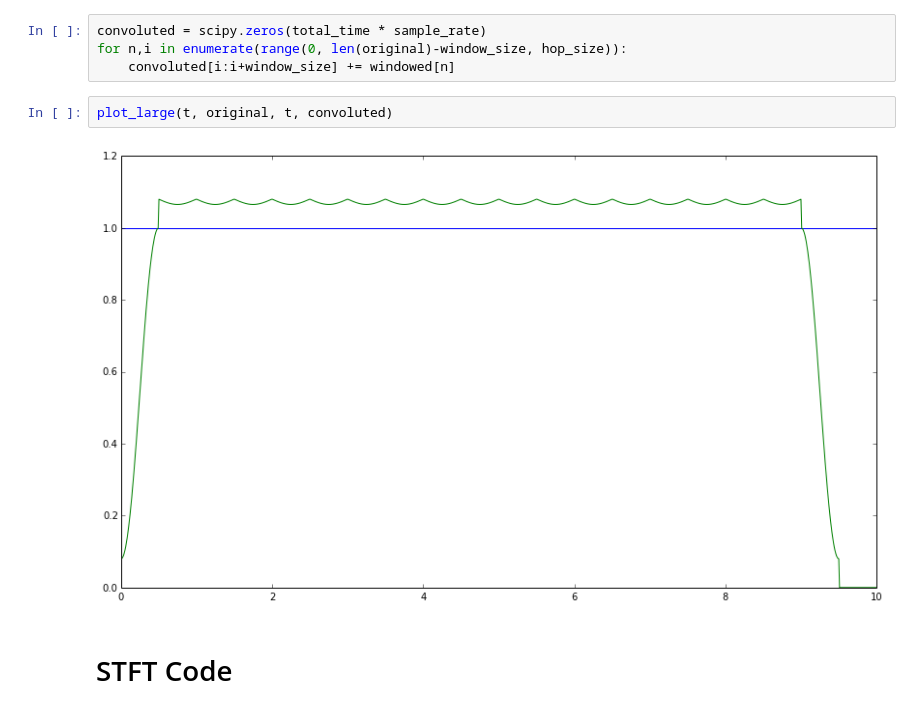
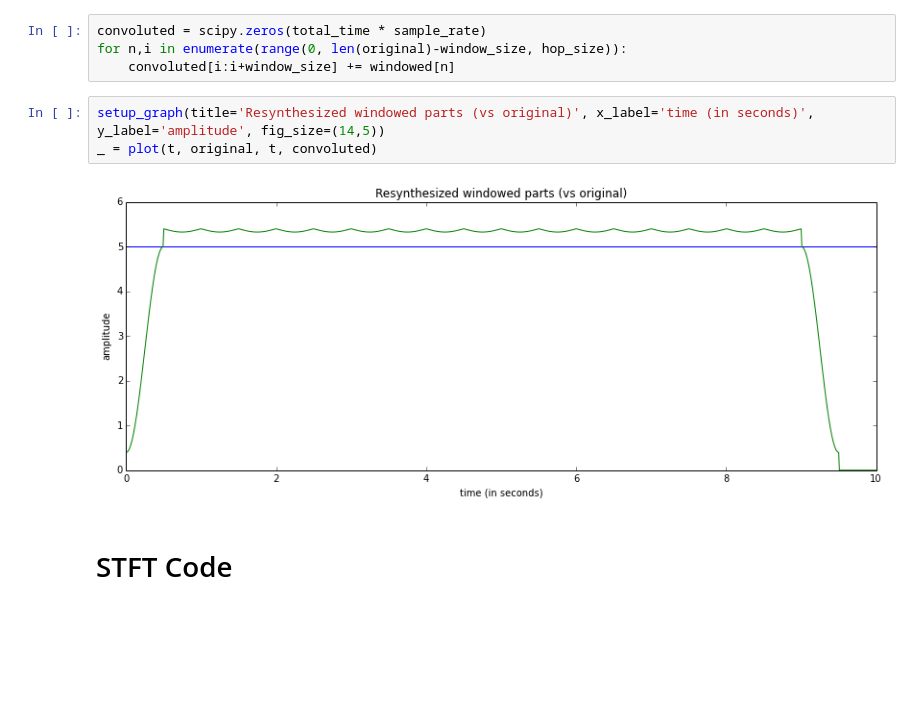
Before and after one commit to calebmadrigal/FourierTalkOSCON, a Jupyter notebook: 08_STFT.ipynb, the cells around one changed output. Drawn from its saved outputs; the diff is of its cells as text; blank space fills up the shorter version.

```diff
--- a/08_STFT.ipynb
+++ b/08_STFT.ipynb
@@ -59,10 +62,11 @@ windowed = [window * original[i:i+window_size] for i in range(0, len(original)-w
 convoluted = scipy.zeros(total_time * sample_rate)
 for n,i in enumerate(range(0, len(original)-window_size, hop_size)):
     convoluted[i:i+window_size] += windowed[n]
-# %%
-plot_large(t, original, t, convoluted)
-# %% [output]
-[figure, removed]
+# %%
+setup_graph(title='Resynthesized windowed parts (vs original)', x_label='time (in seconds)', y_label='amplitude', fig_size=(14,5))
+_ = plot(t, original, t, convoluted)
+# %% [output]
+[figure, added]
 # %% [markdown]
 # STFT Code
 # %%
```
Also changed, not shown: parts of 14 cells of this notebook, 8 other files.
